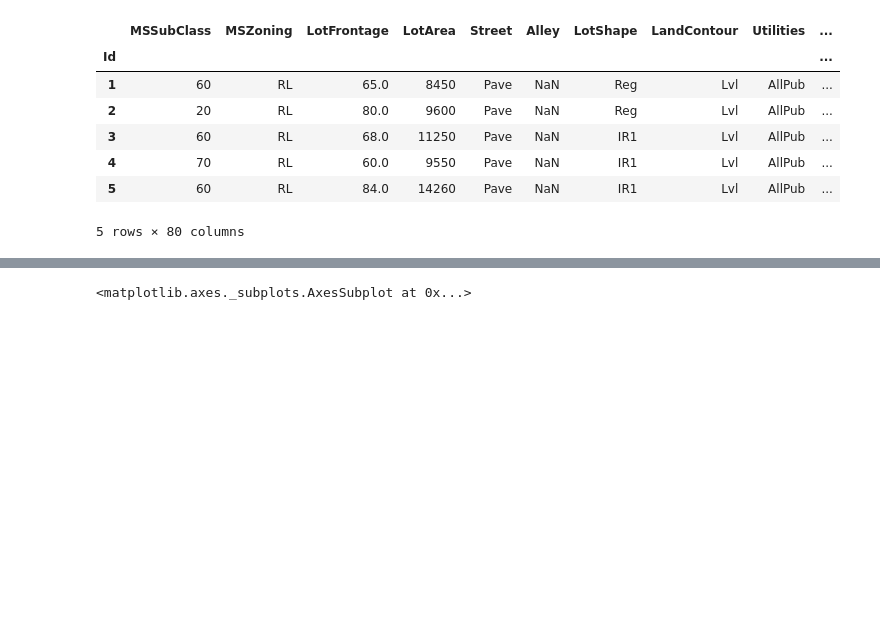
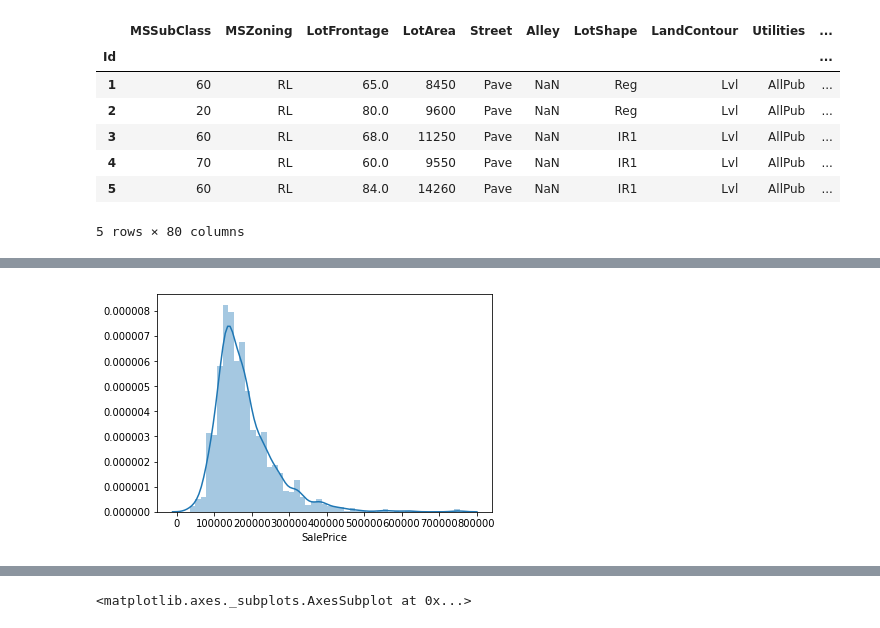
Before and after one commit to catherinezhou1/GSTEM, a Jupyter notebook: my-notebook/Housing Prices Regression.ipynb, the cells around one changed output, grey strips where cells are left out. Saved outputs shown, nothing was run; the diff lists cells and outputs as text; code cells hidden in the pictures; blank space fills up the shorter version.

```diff
--- a/my-notebook/Housing Prices Regression.ipynb
+++ b/my-notebook/Housing Prices Regression.ipynb
@@ -26,0 +42,4 @@ data.head()
+# %%
+sns.distplot(data['SalePrice']);
+# %% [output]
+[figure, added]
```
Also changed, not shown: parts of 10 cells of this notebook.
